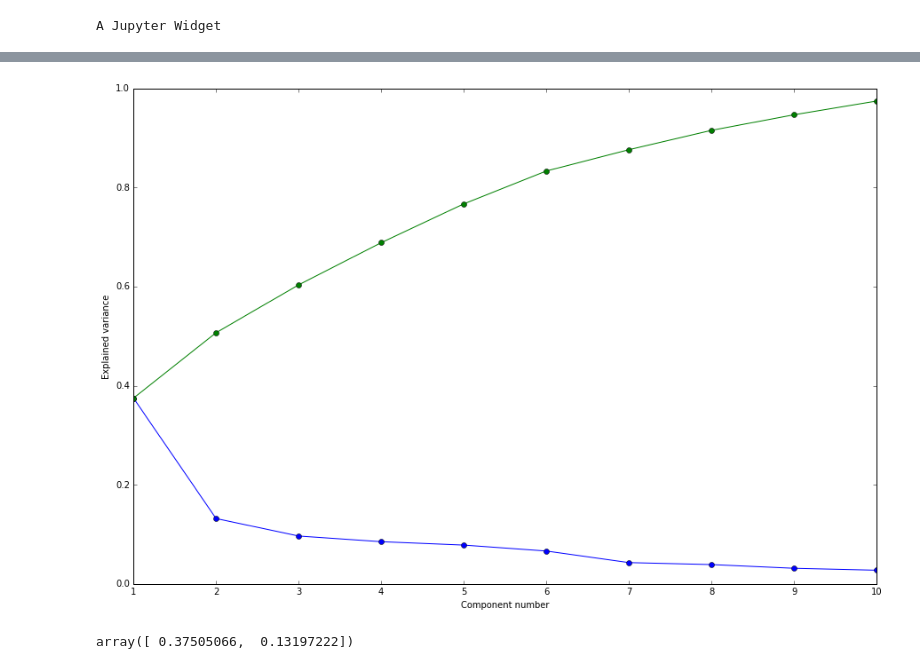
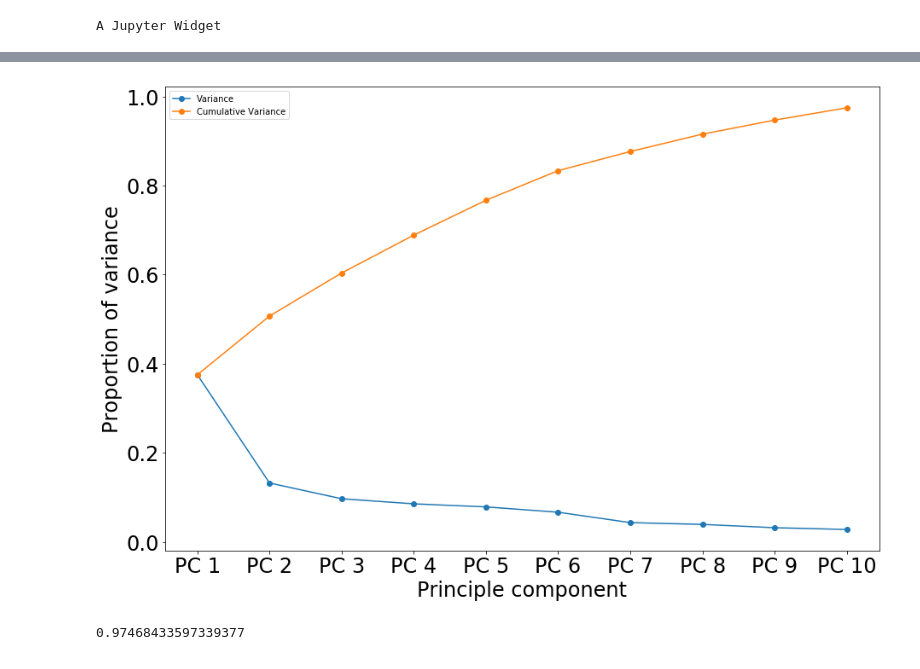
Before and after one commit to Vlad0922/neurophysiology, a Jupyter notebook: burst_clusters_heirarchy.ipynb, the cells around one changed output, grey strips where cells are left out. Saved outputs shown, nothing was run; the diff lists cells and outputs as text; code cells hidden in the pictures.

```diff
--- a/burst_clusters_heirarchy.ipynb
+++ b/burst_clusters_heirarchy.ipynb
@@ -725,3 +696,5 @@ tonic, Dist params: (0.98623908587498454, 0.89896565166183118)
+# %%
+counts_lst = [get_counts(st) for st in only_st]
 # %%
 boot_dct = defaultdict(list)
 
@@ -873,21 +883,21 @@ array([[ 0.35416667,  0.5       ,  0.14583333],
 # %%
 from sklearn.preprocessing import normalize, scale
 # %%
-pca_model = PCA(n_components=2).fit(normalize(all_padded, axis=0))
-# pca_model = PCA(n_components=2).fit(all_padded)
+# pca_model = PCA(n_components=2).fit(normalize(all_padded, axis=0))
+# # pca_model = PCA(n_components=2).fit(all_padded)
 
-pca_trans = pca_model.transform(all_padded)
-plt.figure(figsize=(15,10))
+# pca_trans = pca_model.transform(all_padded)
+# plt.figure(figsize=(15,10))
 
-for l, name, col in zip(np.unique(cut), ['burst', 'irregular', 'tonic'], ['r', 'b', 'g']):
-    idx = np.where(cut == l)
-    plt.scatter(pca_trans[idx,0], pca_trans[idx,1],  label=name, color=col)
+# for l, name, col in zip(np.unique(cut), ['burst', 'irregular', 'tonic'], ['r', 'b', 'g']):
+#     idx = np.where(cut == l)
+#     plt.scatter(pca_trans[idx,0], pca_trans[idx,1],  label=name, color=col)
 
-plt.legend(prop={'size':24})
-# plt.title('PCA')
+# plt.legend(prop={'size':24})
+# # plt.title('PCA')
 
-ax = plt.gca()
+# ax = plt.gca()
 
-for item in ([ax.title, ax.xaxis.label, ax.yaxis.label] +
-             ax.get_xticklabels() + ax.get_yticklabels()):
-    item.set_fontsize(18)
+# for item in ([ax.title, ax.xaxis.label, ax.yaxis.label] +
+#              ax.get_xticklabels() + ax.get_yticklabels()):
+#     item.set_fontsize(18)
@@ -897,25 +905,26 @@ for item in ([ax.title, ax.xaxis.label, ax.yaxis.label] +
 pca_model_10 = PCA(n_components=10).fit(normalize(all_padded, axis=0))
 # %%
 plt.figure(figsize=(15,10))
-plt.plot(np.arange(1, 11), pca_model_10.explained_variance_ratio_, marker='o')
-plt.plot(np.arange(1, 11), np.cumsum(pca_model_10.explained_variance_ratio_), marker='o')
-_ = plt.xticks(np.arange(1, 11))
+plt.plot(np.arange(1, 11), pca_model_10.explained_variance_ratio_, marker='o', label='Variance')
+plt.plot(np.arange(1, 11), np.cumsum(pca_model_10.explained_variance_ratio_), marker='o', label='Cumulative Variance')
+_ = plt.xticks(np.arange(1, 11), ['PC {}'.format(i) for i in np.arange(1, 11)])
 
 # plt.title('PCA explained variance')
-plt.ylabel('Explained variance')
-plt.xlabel('Component number')
+plt.ylabel('Proportion of variance')
+plt.xlabel('Principle component')
+plt.legend()
 
 ax = plt.gca()
 
-# for item in ([ax.title, ax.xaxis.label, ax.yaxis.label] +
-#              ax.get_xticklabels() + ax.get_yticklabels()):
-#     item.set_fontsize(24)
+for item in ([ax.title, ax.xaxis.label, ax.yaxis.label] +
+             ax.get_xticklabels() + ax.get_yticklabels()):
+    item.set_fontsize(24)
 # %% [output]
-[figure, old version]
+[figure, new version]
-# %%
-pca_model.explained_variance_ratio_
-# %% [output]
-array([ 0.37505066,  0.13197222])
+# %%
+sum(pca_model_10.explained_variance_ratio_)
+# %% [output]
+0.97468433597339377
 # %%
 import os
 desktop = os.path.join(os.path.join(os.environ['USERPROFILE']), 'Desktop')
```
Also changed, not shown: parts of 55 cells of this notebook.
